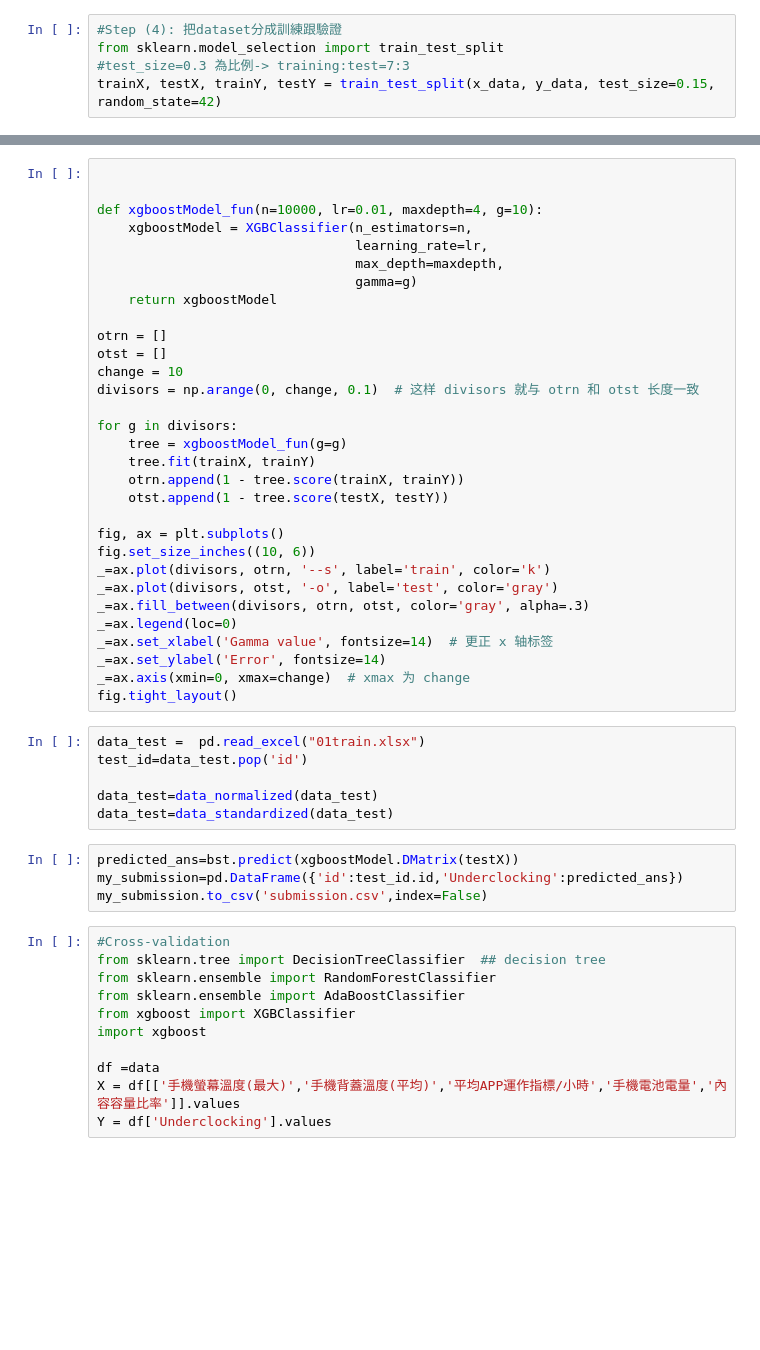
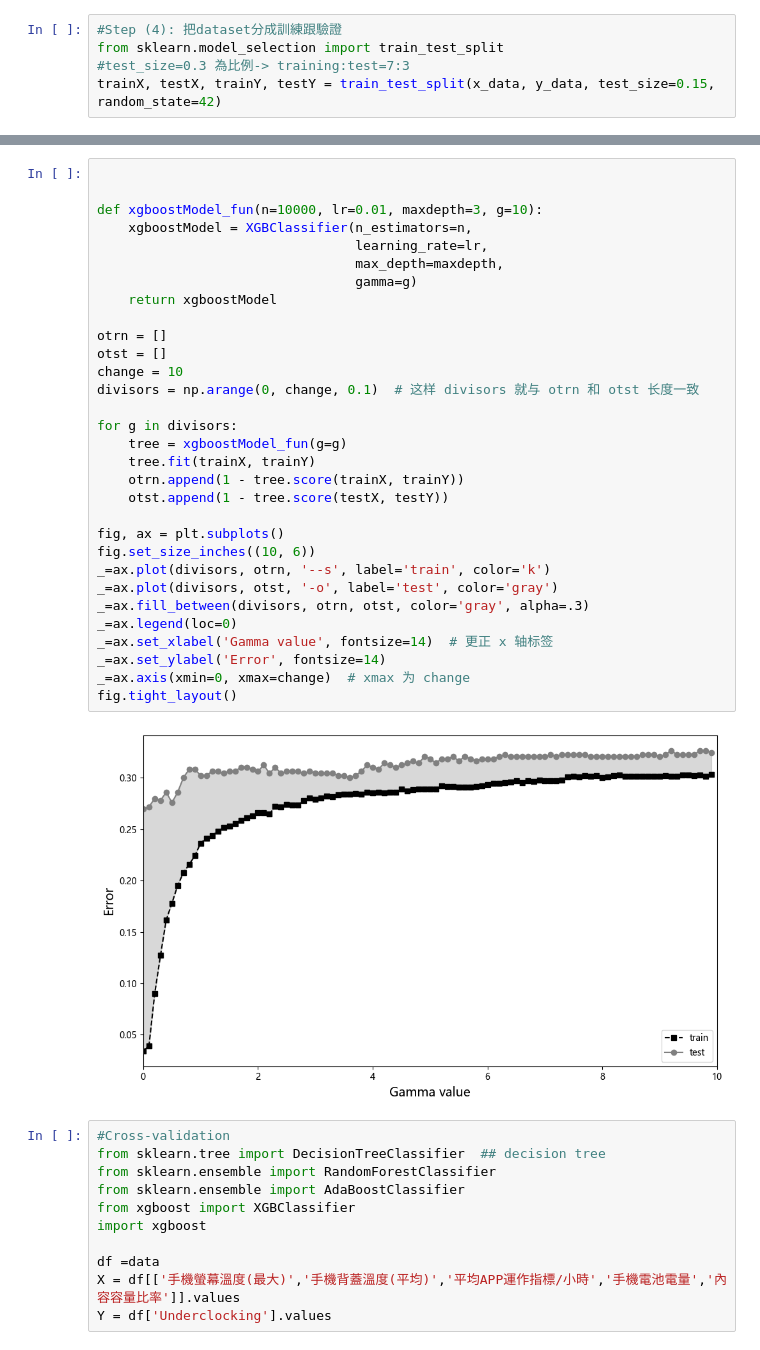
Before and after one commit to jeremy4111/ai, a Jupyter notebook: xgboost.ipynb, the cells around one changed output, grey strips where cells are left out. Cells and saved outputs as stored; diff of their text form; blank space fills up the shorter version.

```diff
--- a/xgboost.ipynb
+++ b/xgboost.ipynb
@@ -174,44 +203,36 @@ plt.show()
 # %%
 
 
-def xgboostModel_fun(n=10000, lr=0.01, maxdepth=4, g=10):
+def xgboostModel_fun(n=10000, lr=0.01, maxdepth=3, g=10):
     xgboostModel = XGBClassifier(n_estimators=n,
                                  learning_rate=lr,
                                  max_depth=maxdepth,
                                  gamma=g)
     return xgboostModel
 
 otrn = []
 otst = []
 change = 10
 divisors = np.arange(0, change, 0.1)  # 这样 divisors 就与 otrn 和 otst 长度一致
 
 for g in divisors:
     tree = xgboostModel_fun(g=g)
     tree.fit(trainX, trainY)
     otrn.append(1 - tree.score(trainX, trainY))
     otst.append(1 - tree.score(testX, testY))
 
 fig, ax = plt.subplots()
 fig.set_size_inches((10, 6))
 _=ax.plot(divisors, otrn, '--s', label='train', color='k')
 _=ax.plot(divisors, otst, '-o', label='test', color='gray')
 _=ax.fill_between(divisors, otrn, otst, color='gray', alpha=.3)
 _=ax.legend(loc=0)
 _=ax.set_xlabel('Gamma value', fontsize=14)  # 更正 x 轴标签
 _=ax.set_ylabel('Error', fontsize=14)
 _=ax.axis(xmin=0, xmax=change)  # xmax 为 change
 fig.tight_layout()
+# %% [output]
+[figure, added]
-# %%
-data_test =  pd.read_excel("01train.xlsx")
-test_id=data_test.pop('id')
-
-data_test=data_normalized(data_test)
-data_test=data_standardized(data_test)
-# %%
-predicted_ans=bst.predict(xgboostModel.DMatrix(testX))
-my_submission=pd.DataFrame({'id':test_id.id,'Underclocking':predicted_ans})
-my_submission.to_csv('submission.csv',index=False)
 # %%
 #Cross-validation
 from sklearn.tree import DecisionTreeClassifier  ## decision tree
```
Also changed, not shown: parts of 5 cells of this notebook.
